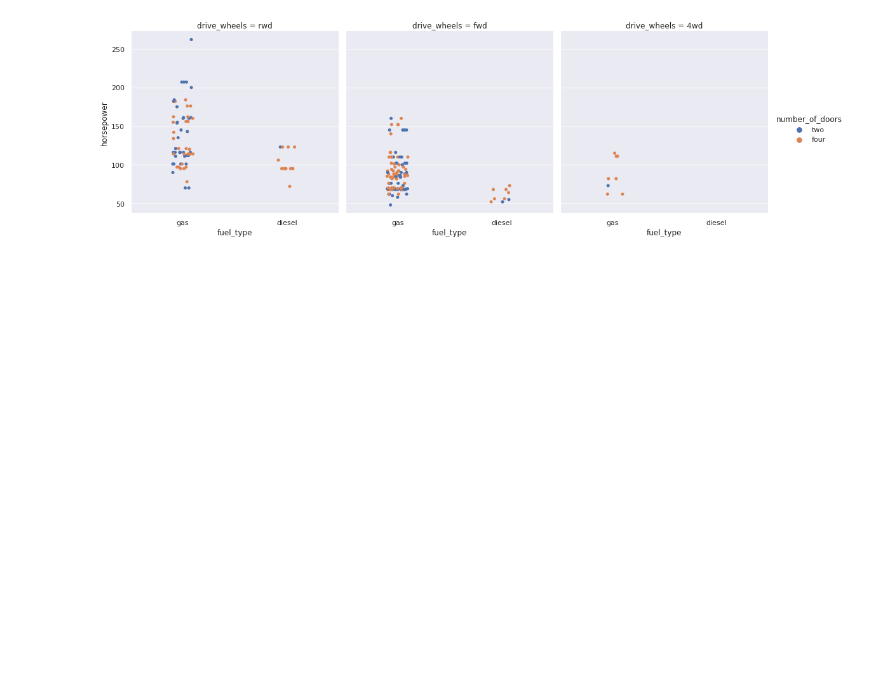
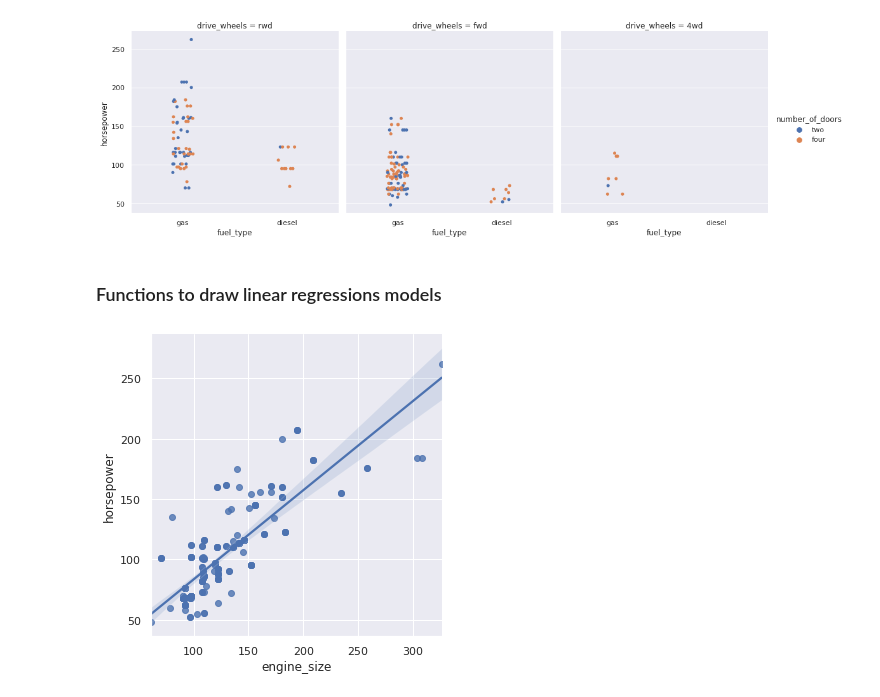
Before and after one commit to Iamsbharti/ML-AI, a Jupyter notebook: visualization/visulaization_p.ipynb, the cells around one changed output. Saved outputs shown, nothing was run; the diff lists cells and outputs as text; code cells hidden in the pictures; blank space fills up the shorter version.

Commit message:
linear reg model :rocket:

```diff
--- a/visualization/visulaization_p.ipynb
+++ b/visualization/visulaization_p.ipynb
@@ -212,3 +212,9 @@ sns.catplot(x='fuel_type',
             kind='strip');
 # %% [output]
 [figure]
+# %% [markdown]
+### Functions to draw linear regressions models
+# %%
+sns.lmplot(y="horsepower",x="engine_size",data=auto);
+# %% [output]
+[figure, added]
```
Also changed, not shown: parts of 1 cell of this notebook.
